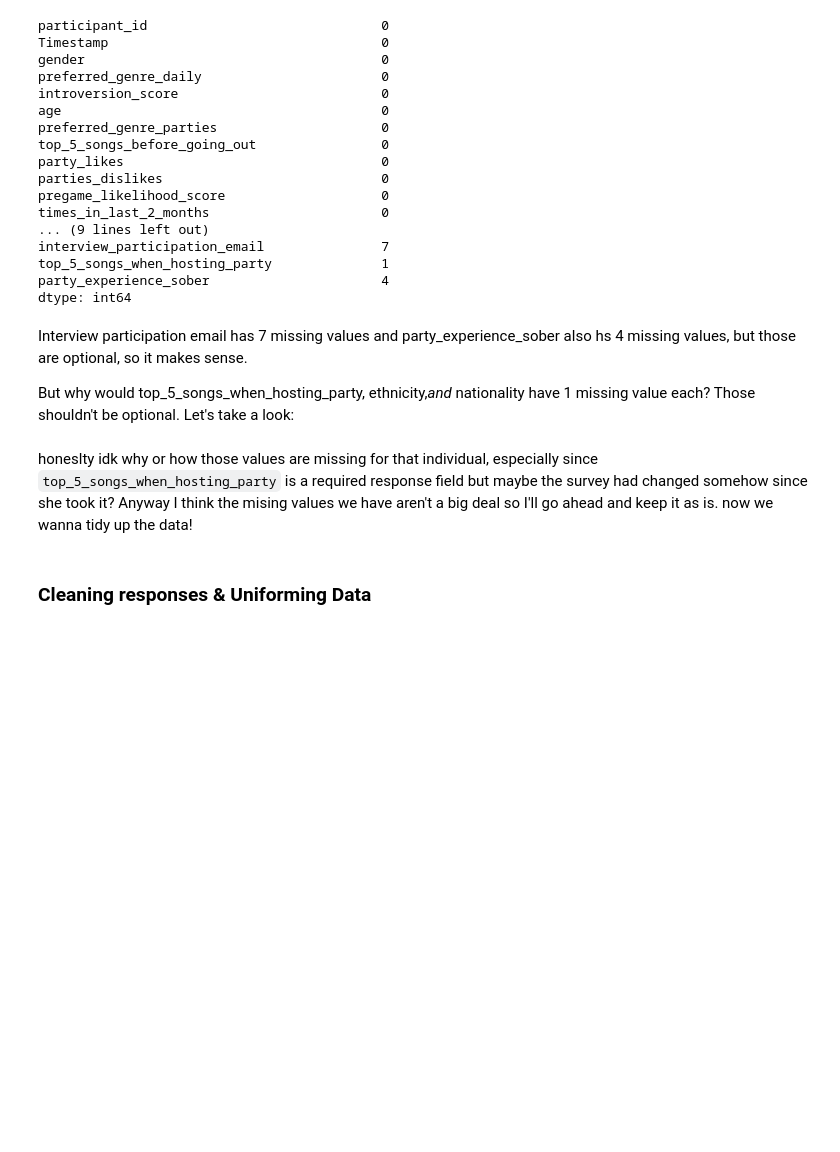
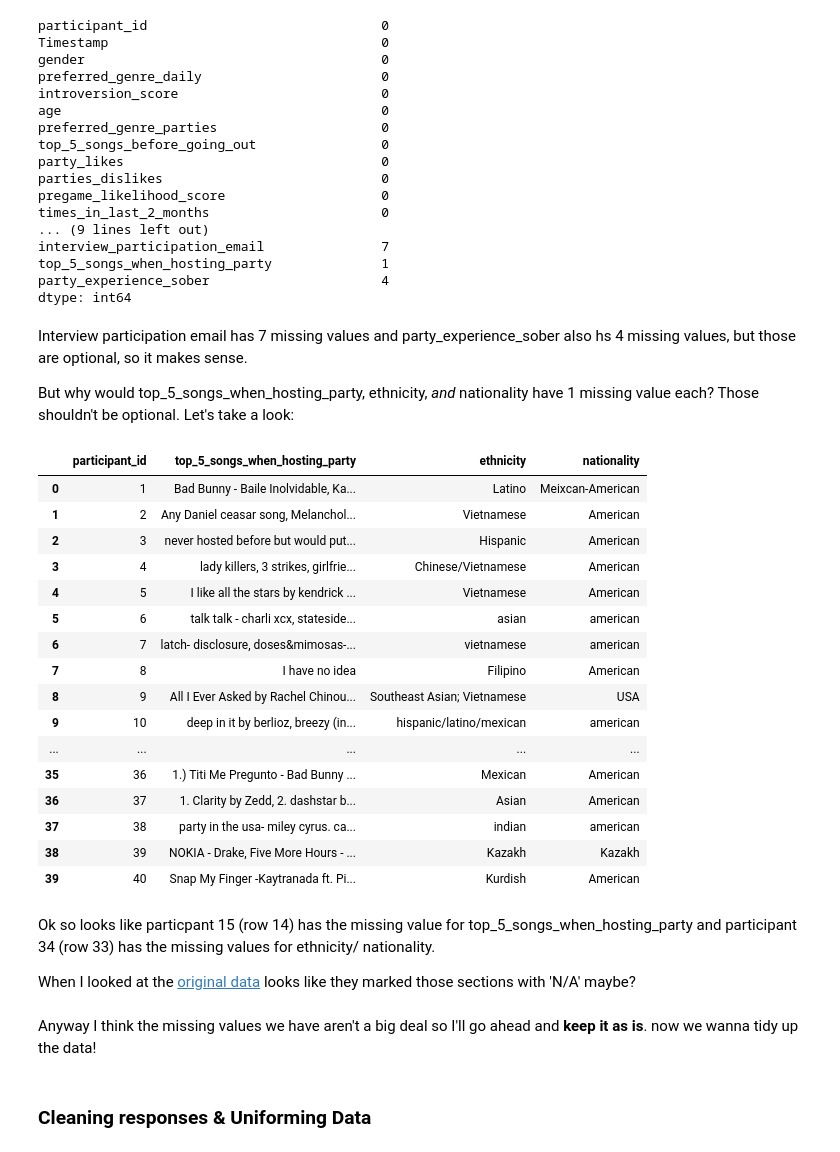
Before and after one commit to aranzahv4/music-motivation-survey-repo, a Jupyter notebook: notebooks/preparing_survey_data.ipynb, the cells around one changed output. Cells and saved outputs as stored; diff of their text form; code cells hidden in the pictures; blank space fills up the shorter version.

```diff
--- a/notebooks/preparing_survey_data.ipynb
+++ b/notebooks/preparing_survey_data.ipynb
@@ -255,8 +258,26 @@ dtype: int64
 # %% [markdown]
 Interview participation email has 7 missing values and party_experience_sober also hs 4 missing values, but those are optional, so it makes sense.
 
-But why would top_5_songs_when_hosting_party, ethnicity,*and* nationality have 1 missing  value each? Those shouldn't be optional. Let's take a look:
+But why would top_5_songs_when_hosting_party, ethnicity, *and* nationality have 1 missing  value each? Those shouldn't be optional. Let's take a look:
 # %%
 # let's look at the missing values in top_5_songs_when_hosting_party, ethnicity, and nationality columns to see if there are any patterns in the missing data:
 
-#idk how to do this yet, but I will figure it out and add it here!
+survey_clean_df[['participant_id', 'top_5_songs_when_hosting_party', 'ethnicity', 'nationality']]
+# %% [output]
+|  | participant_id | top_5_songs_when_hosting_party | ethnicity | nationality |
+| 0 | 1 | Bad Bunny - Baile Inolvidable, Ka... | Latino | Meixcan-American |
+| 1 | 2 | Any Daniel ceasar song, Melanchol... | Vietnamese | American |
+| 2 | 3 | never hosted before but would put... | Hispanic | American |
+| 3 | 4 | lady killers, 3 strikes, girlfrie... | Chinese/Vietnamese | American |
+| 4 | 5 | I like all the stars by kendrick ... | Vietnamese | American |
+| 5 | 6 | talk talk - charli xcx, stateside... | asian | american |
+| 6 | 7 | latch- disclosure, doses&mimosas-... | vietnamese | american |
+| 7 | 8 | I have no idea | Filipino | American |
+| 8 | 9 | All I Ever Asked by Rachel Chinou... | Southeast Asian; Vietnamese | USA |
+| 9 | 10 | deep in it by berlioz, breezy (in... | hispanic/latino/mexican | american |
+| ... | ... | ... | ... | ... |
+| 35 | 36 | 1.) Titi Me Pregunto - Bad Bunny ... | Mexican | American |
+| 36 | 37 | 1. Clarity by Zedd, 2. dashstar b... | Asian | American |
+| 37 | 38 | party in the usa- miley cyrus. ca... | indian | american |
+| 38 | 39 | NOKIA - Drake, Five More Hours - ... | Kazakh | Kazakh |
+| 39 | 40 | Snap My Finger -Kaytranada ft. Pi... | Kurdish | American |
@@ -266,5 +284,9 @@ survey_df.iloc[14]
+# %% [markdown]
+Ok so looks like particpant 15 (row 14) has the missing value for top_5_songs_when_hosting_party and participant 34 (row 33) has the missing values for ethnicity/ nationality.
+
+When I looked at the [original data](https://docs.google.com/spreadsheets/d/1nEbwnQkIQDKFjwbQ1KAeKQKjasBxnXfwjo9kEh9Fz9g/edit?resourcekey=&gid=601220780#gid=601220780) looks like they marked those sections with 'N/A' maybe?
 # %% [markdown]
-honeslty idk why or how those values are missing for that individual, especially since `top_5_songs_when_hosting_party` is a required response field but maybe the survey had changed somehow since she took it? Anyway I think the mising values we have aren't a big deal so I'll go ahead and keep it as is. now we wanna tidy up the data!
+Anyway I think the missing values we have aren't a big deal so I'll go ahead and **keep it as is**. now we wanna tidy up the data!
 # %% [markdown]
 ### Cleaning responses & Uniforming Data
 # %% [markdown]
```
Also changed, not shown: parts of 9 cells of this notebook.
